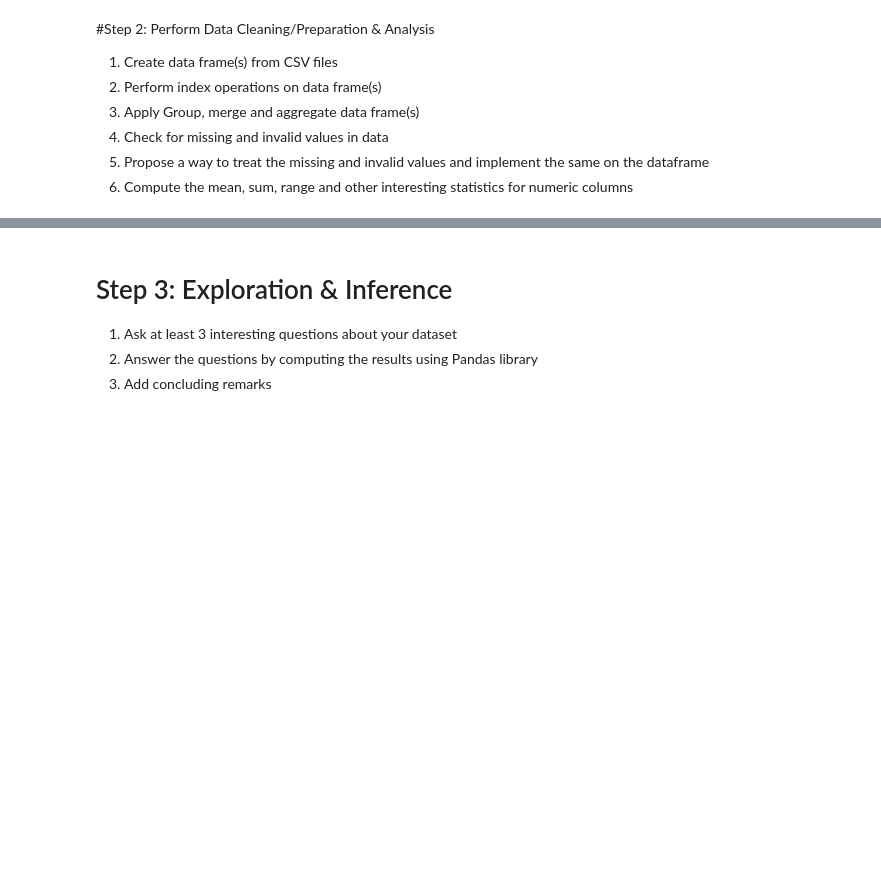
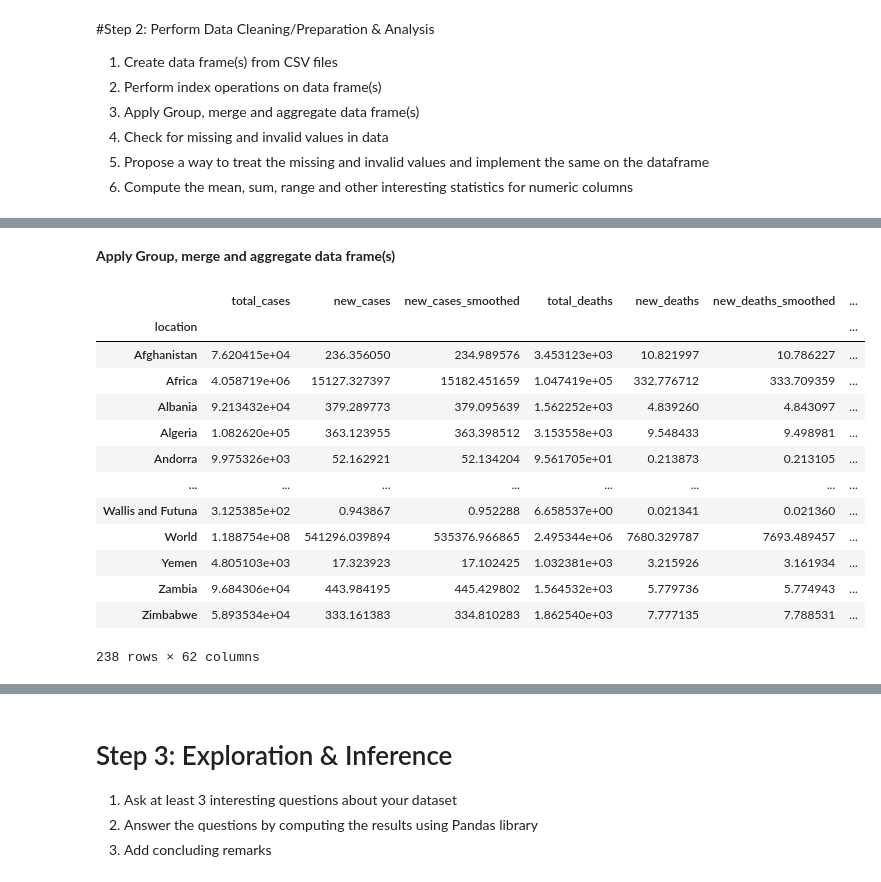
Before and after one commit to hermansyan/Python-ProjectDPHI, a Jupyter notebook: DPhi_Pandas_Bootcamp_Assignment.ipynb, the cells around one changed output, grey strips where cells are left out. Drawn from its saved outputs; the diff is of its cells as text; code cells hidden in the pictures; blank space fills up the shorter version.

```diff
--- a/DPhi_Pandas_Bootcamp_Assignment.ipynb
+++ b/DPhi_Pandas_Bootcamp_Assignment.ipynb
@@ -40,0 +146,19 @@ import pandas as pd
+# %% [markdown]
+**Apply Group, merge and aggregate data frame(s)**
+# %%
+df.groupby('location').mean()
+# %% [output]
+|  | total_cases | new_cases | new_cases_smoothed | total_deaths | new_deaths | new_deaths_smoothed | ... |
+| location |  |  |  |  |  |  | ... |
+| Afghanistan | 7.620415e+04 | 236.356050 | 234.989576 | 3.453123e+03 | 10.821997 | 10.786227 | ... |
+| Africa | 4.058719e+06 | 15127.327397 | 15182.451659 | 1.047419e+05 | 332.776712 | 333.709359 | ... |
+| Albania | 9.213432e+04 | 379.289773 | 379.095639 | 1.562252e+03 | 4.839260 | 4.843097 | ... |
+| Algeria | 1.082620e+05 | 363.123955 | 363.398512 | 3.153558e+03 | 9.548433 | 9.498981 | ... |
+| Andorra | 9.975326e+03 | 52.162921 | 52.134204 | 9.561705e+01 | 0.213873 | 0.213105 | ... |
+| ... | ... | ... | ... | ... | ... | ... | ... |
+| Wallis and Futuna | 3.125385e+02 | 0.943867 | 0.952288 | 6.658537e+00 | 0.021341 | 0.021360 | ... |
+| World | 1.188754e+08 | 541296.039894 | 535376.966865 | 2.495344e+06 | 7680.329787 | 7693.489457 | ... |
+| Yemen | 4.805103e+03 | 17.323923 | 17.102425 | 1.032381e+03 | 3.215926 | 3.161934 | ... |
+| Zambia | 9.684306e+04 | 443.984195 | 445.429802 | 1.564532e+03 | 5.779736 | 5.774943 | ... |
+| Zimbabwe | 5.893534e+04 | 333.161383 | 334.810283 | 1.862540e+03 | 7.777135 | 7.788531 | ... |
+238 rows × 62 columns
```
Also changed, not shown: parts of 38 cells of this notebook.
